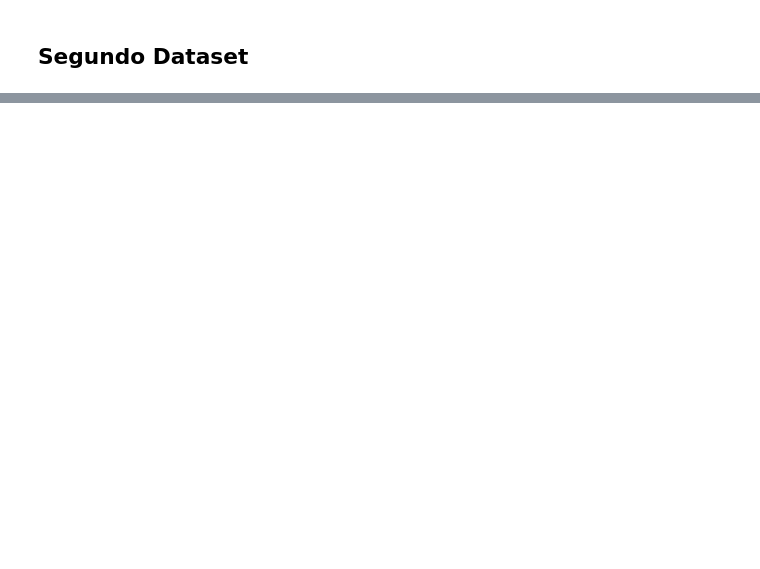
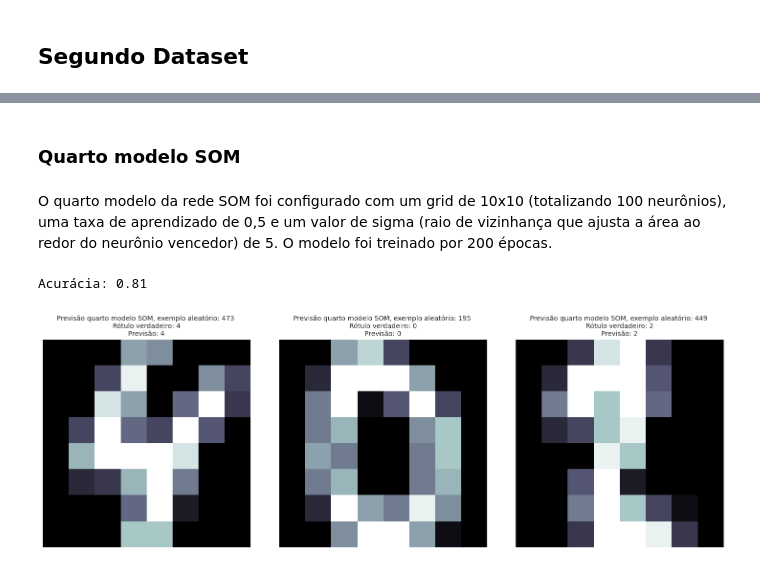
Before and after one commit to guipereira2/Projetos_RedesNeurais, a Jupyter notebook: Projeto 2 - Modelo não supervisionado/Projeto2.ipynb, the cells around one changed output, grey strips where cells are left out. Saved outputs shown, nothing was run; the diff lists cells and outputs as text; code cells hidden in the pictures; blank space fills up the shorter version.

```diff
--- a/Projeto 2 - Modelo não supervisionado/Projeto2.ipynb
+++ b/Projeto 2 - Modelo não supervisionado/Projeto2.ipynb
@@ -376,0 +467,60 @@ plt.colorbar(label="Cluster")
+# %% [markdown]
+### Quarto modelo SOM
+# %% [markdown]
+O quarto modelo da rede SOM foi configurado com um grid de 10x10 (totalizando 100 neurônios), uma taxa de aprendizado de 0,5 e um valor de sigma (raio de vizinhança que ajusta a área ao redor do neurônio vencedor) de 5. O modelo foi treinado por 200 épocas.
+# %%
+# input_len é o número de características de entrada (número de pixels da imagem)
+quarto_modelo_som = MiniSom(x=10, y=10, input_len=dados_teste_2.shape[1], sigma=5, learning_rate=0.5)
+# %%
+# Inicializando os pesos da rede SOM com valores aleatórios baseados nos dados de treino
+quarto_modelo_som.random_weights_init(dados_teste_2)
+
+# Treinando o modelo utilizando o método de treino em batch, passando os dados de treino
+quarto_modelo_som.train_batch(dados_treino_2, num_iteration=200)
+# %%
+# Obter os neurônios vencedores como tuplas para os dados de treino
+previsao_4 = [tuple(quarto_modelo_som.winner(i)) for i in dados_treino_2]
+
+# Dicionário para associar clusters (neurônios) aos rótulos dominantes
+clusters_4 = {}
+
+# Iterar sobre cada cluster (neurônio vencedor único) identificado
+for cluster_4 in set(previsao_4):
+    # Encontra os índices de todos os dados associados ao neurônio vencedor atual
+    indices_4 = [i for i, vencedor in enumerate(previsao_4) if vencedor == cluster_4]
+    # Conta a frequência dos rótulos verdadeiros dos dados pertencentes a este cluster
+    contagem_rotulos_cluster_4 = Counter(rotulos_treino_2[indices_4])
+    # Identifica o rótulo mais frequente no cluster atual
+    rotulo_vencedor_4 = contagem_rotulos_cluster_4.most_common(1)[0][0]
+    # Associa o neurônio (cluster) ao rótulo dominante
+    clusters_4[cluster_4] = rotulo_vencedor_4
+
+# Fazer previsões com base nos clusters para os dados de teste
+previsoes_4 = [tuple(quarto_modelo_som.winner(i)) for i in dados_teste_2]
+array_de_previsoes_4 = np.array([clusters_4.get(vencedor_4, 0) for vencedor_4 in previsoes_4])
+
+# Calcular a acurácia
+acuracia_4 = accuracy_score(rotulos_teste_2, array_de_previsoes_4)
+print(f"Acurácia: {acuracia_4:.2f}")
+
+# Selecionar 3 exemplos aleatórios do quarto modelo
+indices_aleatorios_2 = random.sample(range(len(dados_teste_2)), 3)
+
+# Plotar os exemplos
+_, plot_2 = plt.subplots(1, len(indices_aleatorios_2), figsize=(15, 5))
+
+for i, j in zip(indices_aleatorios_2, plot_2):
+    j.imshow(dados_teste_2[i].reshape(8, 8), cmap="bone")
+    j.set_title(
+        f"Previsão quarto modelo SOM, exemplo aleatório: {i} \n"
+        f"Rótulo verdadeiro: {rotulos_teste_2[i]}\n"
+        f"Previsão: {array_de_previsoes_4[i]}",
+        fontsize=10
+    )
+    j.axis("off")
+
+plt.tight_layout()
+plt.show()
+# %% [output]
+Acurácia: 0.81
+[figure, added]
```
Also changed, not shown: parts of 21 cells of this notebook.
